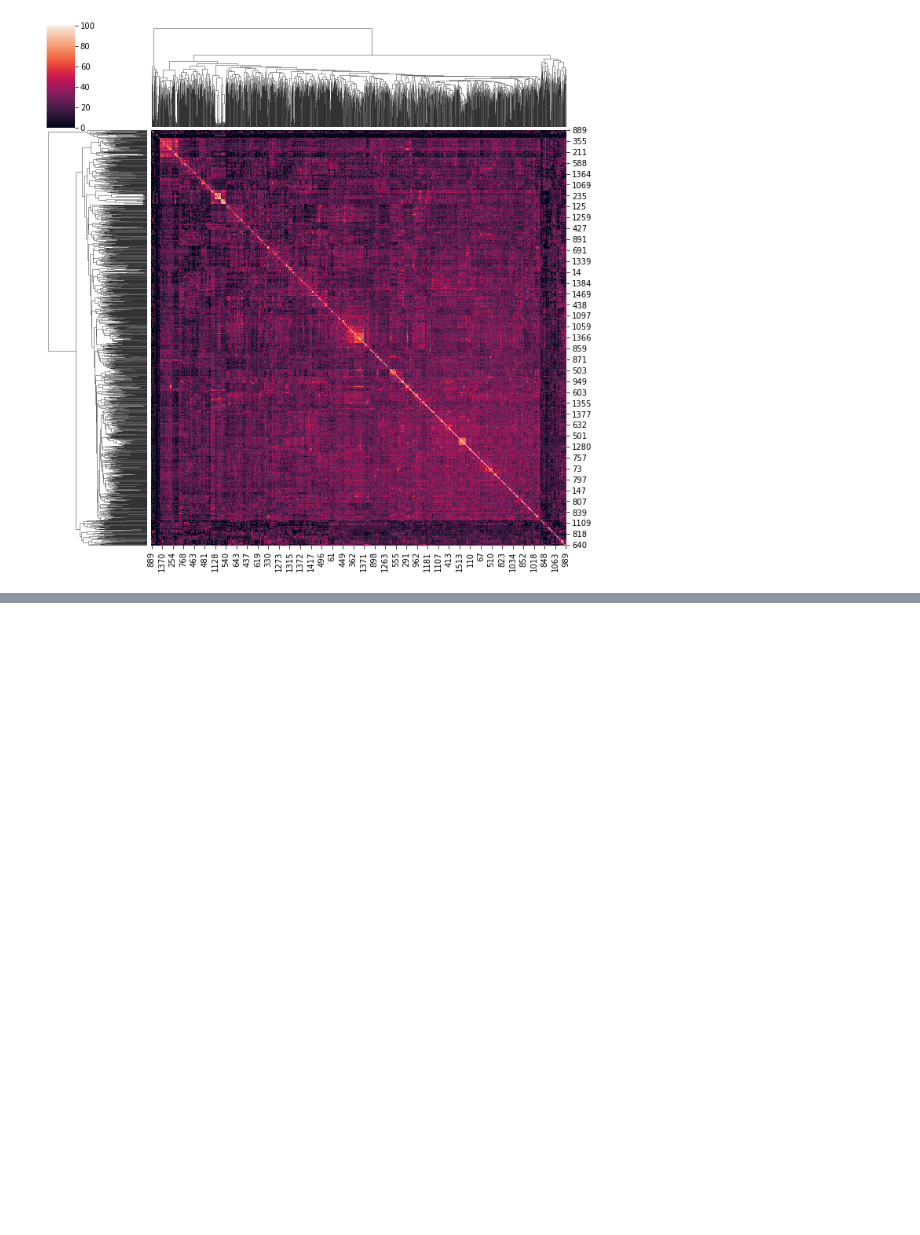
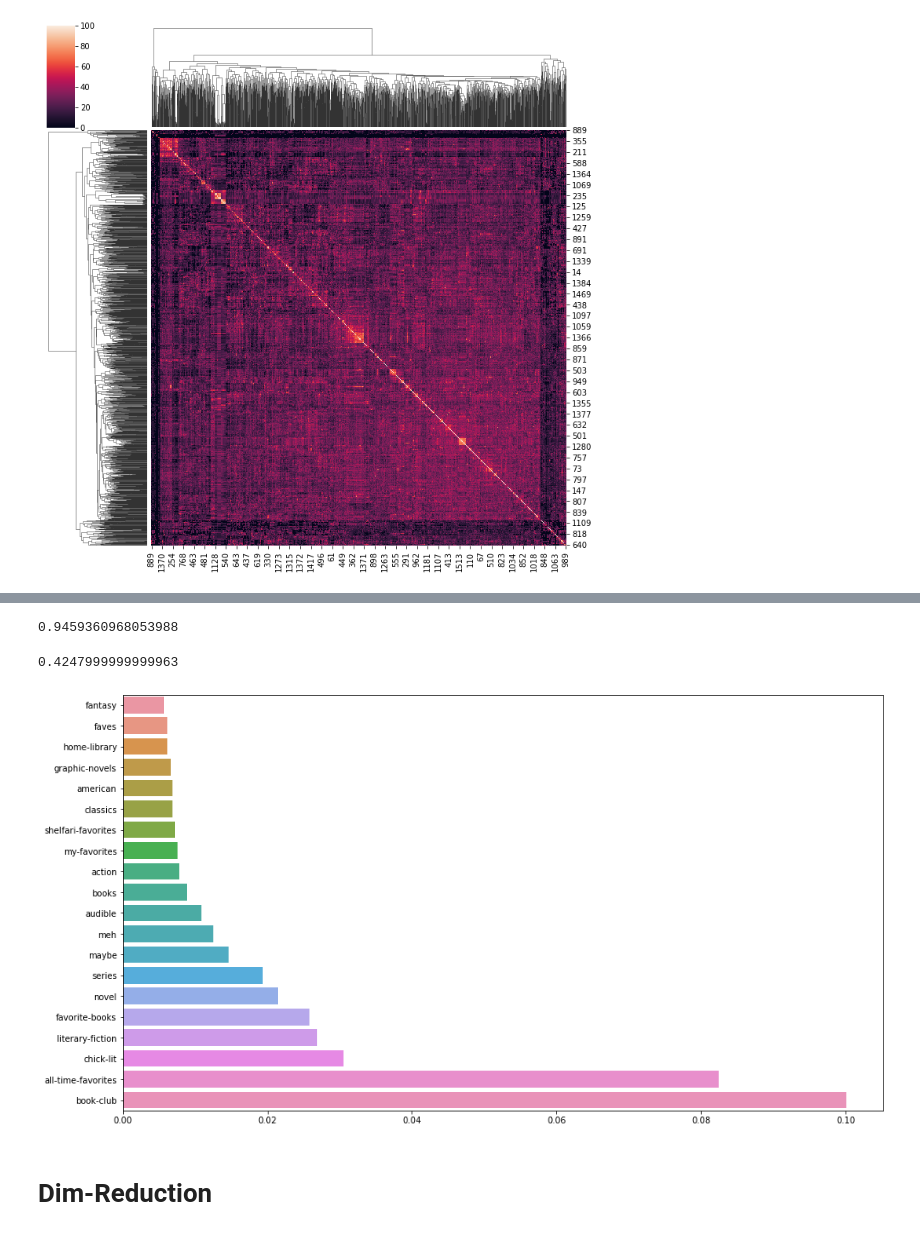
Before and after one commit to mmargenot/virgil, a Jupyter notebook: Initial Tinkering.ipynb, the cells around one changed output, grey strips where cells are left out. Cells and saved outputs as stored; diff of their text form; code cells hidden in the pictures; blank space fills up the shorter version.

```diff
--- a/Initial Tinkering.ipynb
+++ b/Initial Tinkering.ipynb
@@ -123,0 +270,3 @@ dtype: int64
+# %%
+even_more_bad_tags = list(
+    filter(lambda x: not 'author' in x, classifier_top_features))
@@ -123,0 +275,2 @@ dtype: int64
+# %%
+X_new = X[list(filter(lambda x: not x in even_more_bad_tags, X.columns))]
@@ -123,0 +279,2 @@ dtype: int64
+# %%
+model = sklearn.ensemble.RandomForestRegressor()
@@ -123,0 +291,22 @@ dtype: int64
+# %%
+print(
+    sklearn.metrics.r2_score(
+        y, model.predict(X_new)))
+# %% [output]
+0.9459360968053988
+# %%
+print(
+    sklearn.metrics.max_error(
+        y, model.predict(X_new)))
+# %% [output]
+0.4247999999999963
+# %%
+fig, ax = plt.subplots(figsize=(16, 9))
+sns.barplot(
+    y=np.array(X_new.columns)[np.argsort(model.feature_importances_)[-20:]],
+    x=model.feature_importances_[np.argsort(model.feature_igithub.commportances_)[-20:]],
+    ax=ax);
+# %% [output]
+[figure, added]
+# %% [markdown]
+# Dim-Reduction
```
Also changed, not shown: parts of 54 cells of this notebook.
